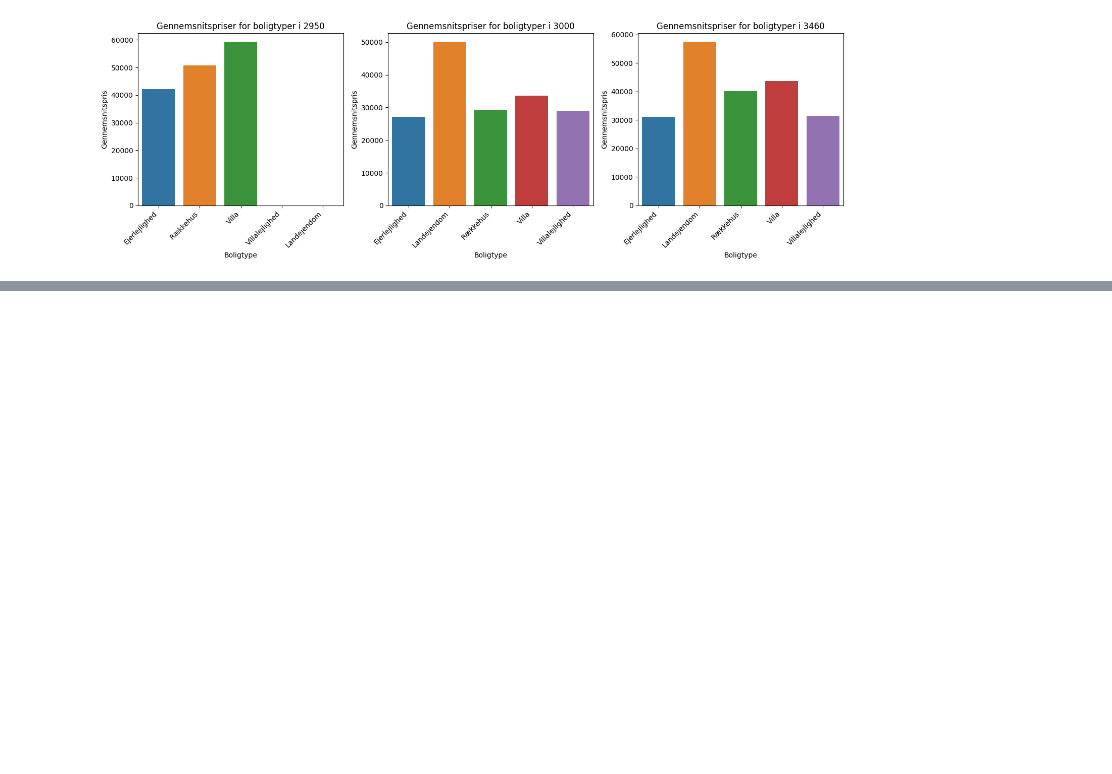
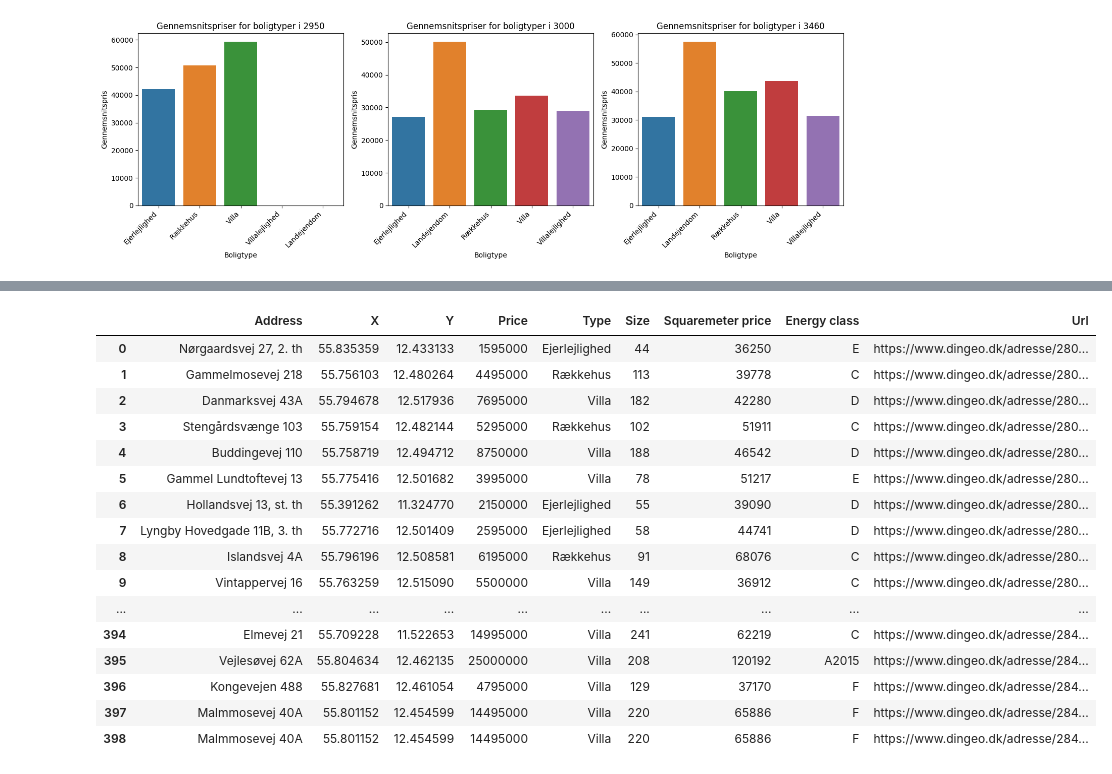
Before and after one commit to OwaisAD/PyHousr, a Jupyter notebook: plot.ipynb, the cells around one changed output, grey strips where cells are left out. Cells and saved outputs as stored; diff of their text form; code cells hidden in the pictures; blank space fills up the shorter version.

```diff
--- a/plot.ipynb
+++ b/plot.ipynb
@@ -145,3 +145,77 @@ for i, (df, city) in enumerate(zip(dataframes, cities)):
 [figure]
 [figure]
 [figure]
+# %%
+import pandas as pd
+import matplotlib.pyplot as plt
+from sklearn.cluster import KMeans
+from sklearn.metrics import silhouette_score
+
+cities = ['2800', '2820', '2830', '2840', '2850', '2900', '2920', '2930', '2942', '2950', '3000', '3460']
+
+dataframes = []
+
+for city in cities:
+    filename = f'./data/house_data/house_data_{city}.csv'
+    df = pd.read_csv(filename)
+    dataframes.append(df)
+
+combined_df = pd.concat(dataframes, ignore_index=True)
+
+# Vis hele dataframe uden begrænsninger
+pd.set_option("display.max_rows", None)  # Vis alle rækker
+
+# Test om der er NaN-værdier i dataframe
+is_nan = combined_df.isna().any().any()
+
+# Check resultatet
+if is_nan:
+    print("Der er NaN-værdier i dataframe.")
+else:
+    print("Der er ingen NaN-værdier i dataframe.")
+
+# Fjern rækker med NaN-værdier
+combined_df = combined_df.dropna()
+
+# Nulstil indekset i den opdaterede dataframe
+combined_df = combined_df.reset_index(drop=True)
+
+# Find rækker med NaN-værdier
+nan_rows = combined_df[combined_df.isna().any(axis=1)]
+
+filterd = combined_df[combined_df['Y']<11.5]
+print(filterd)
+
+# Udskriv indekserne for rækkerne med NaN-værdier
+print("Indekser for rækker med NaN-værdier:")
+print(nan_rows.index)
+
+# Udskriv dataframe
+combined_df
+
+# # Prepare your data
+# numerical_features = combined_df[['X', 'Y', 'Squaremeter price']]
+
+# # Perform K-means clustering
+# kmeans = KMeans(n_clusters=3)
+# kmeans.fit(numerical_features)
+
+# # Get the cluster assignments for each data point
+# cluster_labels = kmeans.predict(numerical_features)
+
+# # Add cluster labels as a new column in your dataframe
+# combined_df["Cluster"] = cluster_labels
+
+# # Visualize the clusters
+# plt.scatter(combined_df["X"], combined_df["Y"], c=combined_df["Cluster"], s=50, cmap='viridis')
+# plt.xlabel("x-koordinat")
+# plt.ylabel("y-koordinat")
+# plt.title("Klynger baseret på x,y-koordinater og kvadratmeterpris")
+
+# # Add colorbar for cluster labels
+# cbar = plt.colorbar()
+# cbar.set_label("Klynge")
+
+# # Show the plot
+# plt.show()
+# %% [output]
@@ -147,0 +239,17 @@ for i, (df, city) in enumerate(zip(dataframes, cities)):
+|  | Address | X | Y | Price | Type | Size | Squaremeter price | Energy class | Url |
+| 0 | Nørgaardsvej 27, 2. th | 55.835359 | 12.433133 | 1595000 | Ejerlejlighed | 44 | 36250 | E | https://www.dingeo.dk/adresse/280... |
+| 1 | Gammelmosevej 218 | 55.756103 | 12.480264 | 4495000 | Rækkehus | 113 | 39778 | C | https://www.dingeo.dk/adresse/280... |
+| 2 | Danmarksvej 43A | 55.794678 | 12.517936 | 7695000 | Villa | 182 | 42280 | D | https://www.dingeo.dk/adresse/280... |
+| 3 | Stengårdsvænge 103 | 55.759154 | 12.482144 | 5295000 | Rækkehus | 102 | 51911 | C | https://www.dingeo.dk/adresse/280... |
+| 4 | Buddingevej 110 | 55.758719 | 12.494712 | 8750000 | Villa | 188 | 46542 | D | https://www.dingeo.dk/adresse/280... |
+| 5 | Gammel Lundtoftevej 13 | 55.775416 | 12.501682 | 3995000 | Villa | 78 | 51217 | E | https://www.dingeo.dk/adresse/280... |
+| 6 | Hollandsvej 13, st. th | 55.391262 | 11.324770 | 2150000 | Ejerlejlighed | 55 | 39090 | D | https://www.dingeo.dk/adresse/280... |
+| 7 | Lyngby Hovedgade 11B, 3. th | 55.772716 | 12.501409 | 2595000 | Ejerlejlighed | 58 | 44741 | D | https://www.dingeo.dk/adresse/280... |
+| 8 | Islandsvej 4A | 55.796196 | 12.508581 | 6195000 | Rækkehus | 91 | 68076 | C | https://www.dingeo.dk/adresse/280... |
+| 9 | Vintappervej 16 | 55.763259 | 12.515090 | 5500000 | Villa | 149 | 36912 | C | https://www.dingeo.dk/adresse/280... |
+| ... | ... | ... | ... | ... | ... | ... | ... | ... | ... |
+| 394 | Elmevej 21 | 55.709228 | 11.522653 | 14995000 | Villa | 241 | 62219 | C | https://www.dingeo.dk/adresse/284... |
+| 395 | Vejlesøvej 62A | 55.804634 | 12.462135 | 25000000 | Villa | 208 | 120192 | A2015 | https://www.dingeo.dk/adresse/284... |
+| 396 | Kongevejen 488 | 55.827681 | 12.461054 | 4795000 | Villa | 129 | 37170 | F | https://www.dingeo.dk/adresse/284... |
+| 397 | Malmmosevej 40A | 55.801152 | 12.454599 | 14495000 | Villa | 220 | 65886 | F | https://www.dingeo.dk/adresse/284... |
+| 398 | Malmmosevej 40A | 55.801152 | 12.454599 | 14495000 | Villa | 220 | 65886 | F | https://www.dingeo.dk/adresse/284... |
```
Also changed, not shown: parts of 3 cells of this notebook, 10 other files.
